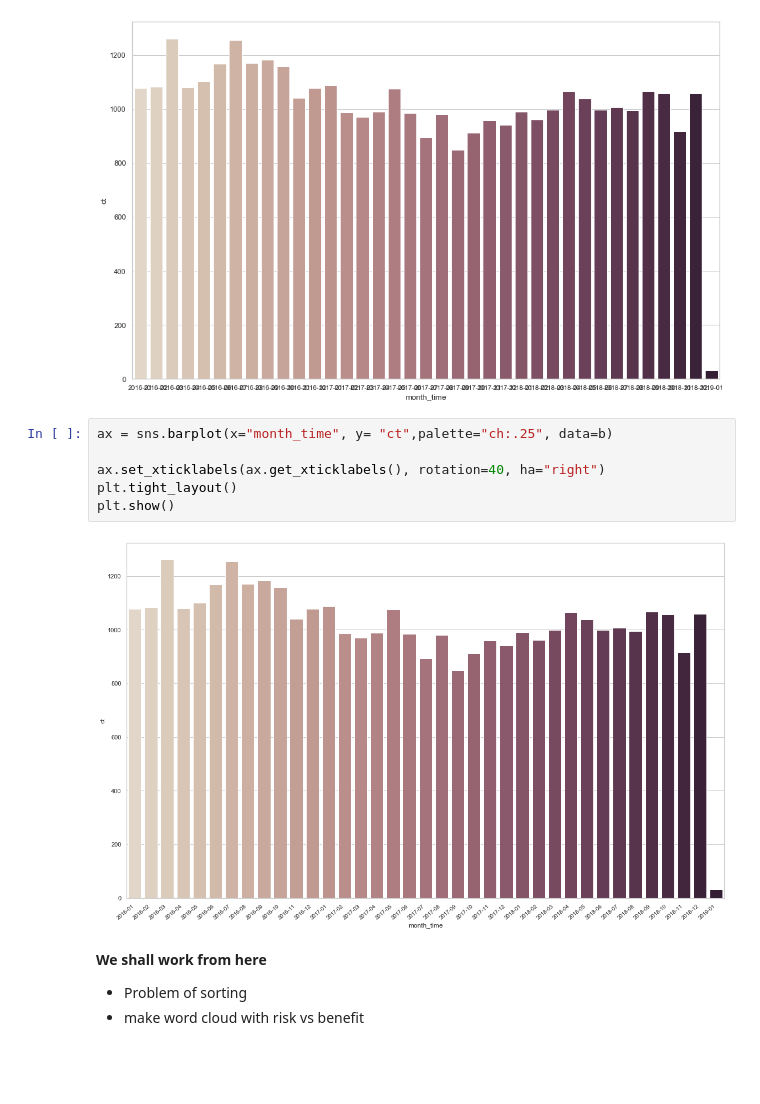
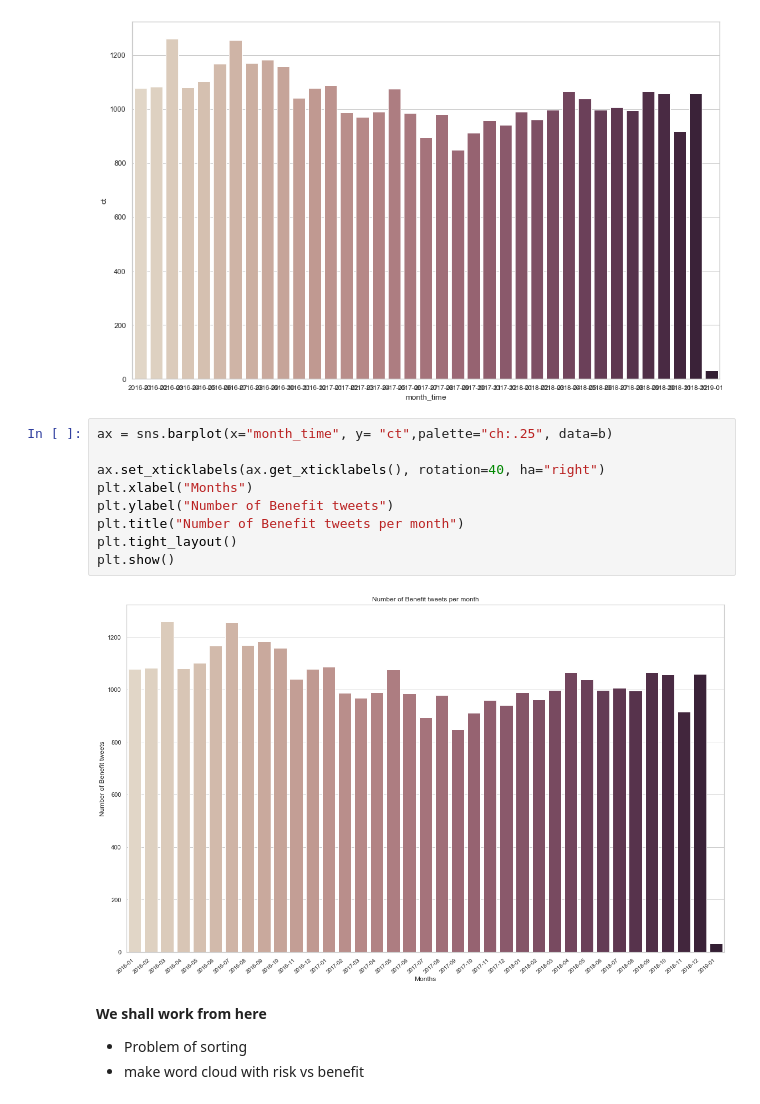
Before and after one commit to HassanSherwani/NLP-Natural-Language-Processing-, a Jupyter notebook: CrowdFlower/5.Descrptive.ipynb, the cells around one changed output. Cells and saved outputs as stored; diff of their text form; blank space fills up the shorter version.

```diff
--- a/CrowdFlower/5.Descrptive.ipynb
+++ b/CrowdFlower/5.Descrptive.ipynb
@@ -644,11 +647,14 @@ plt.show()
 # %%
 ax = sns.barplot(x="month_time", y= "ct",palette="ch:.25", data=b)
 
 ax.set_xticklabels(ax.get_xticklabels(), rotation=40, ha="right")
+plt.xlabel("Months")
+plt.ylabel("Number of Benefit tweets")
+plt.title("Number of Benefit tweets per month")
 plt.tight_layout()
 plt.show()
 # %% [output]
-[figure, old version]
+[figure, new version]
 # %% [markdown]
 **We shall work from here**
 
```
Also changed, not shown: parts of 29 cells of this notebook.
